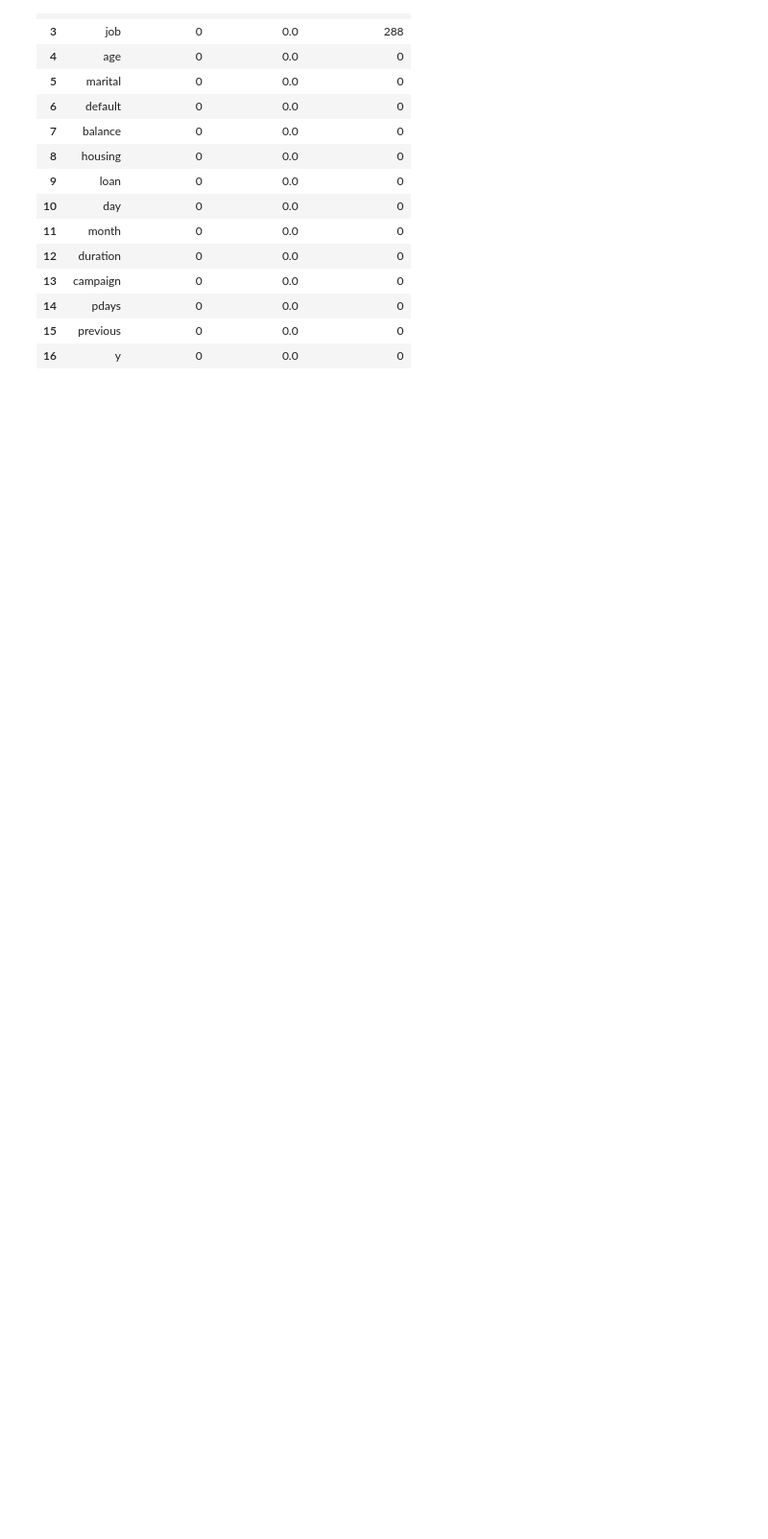
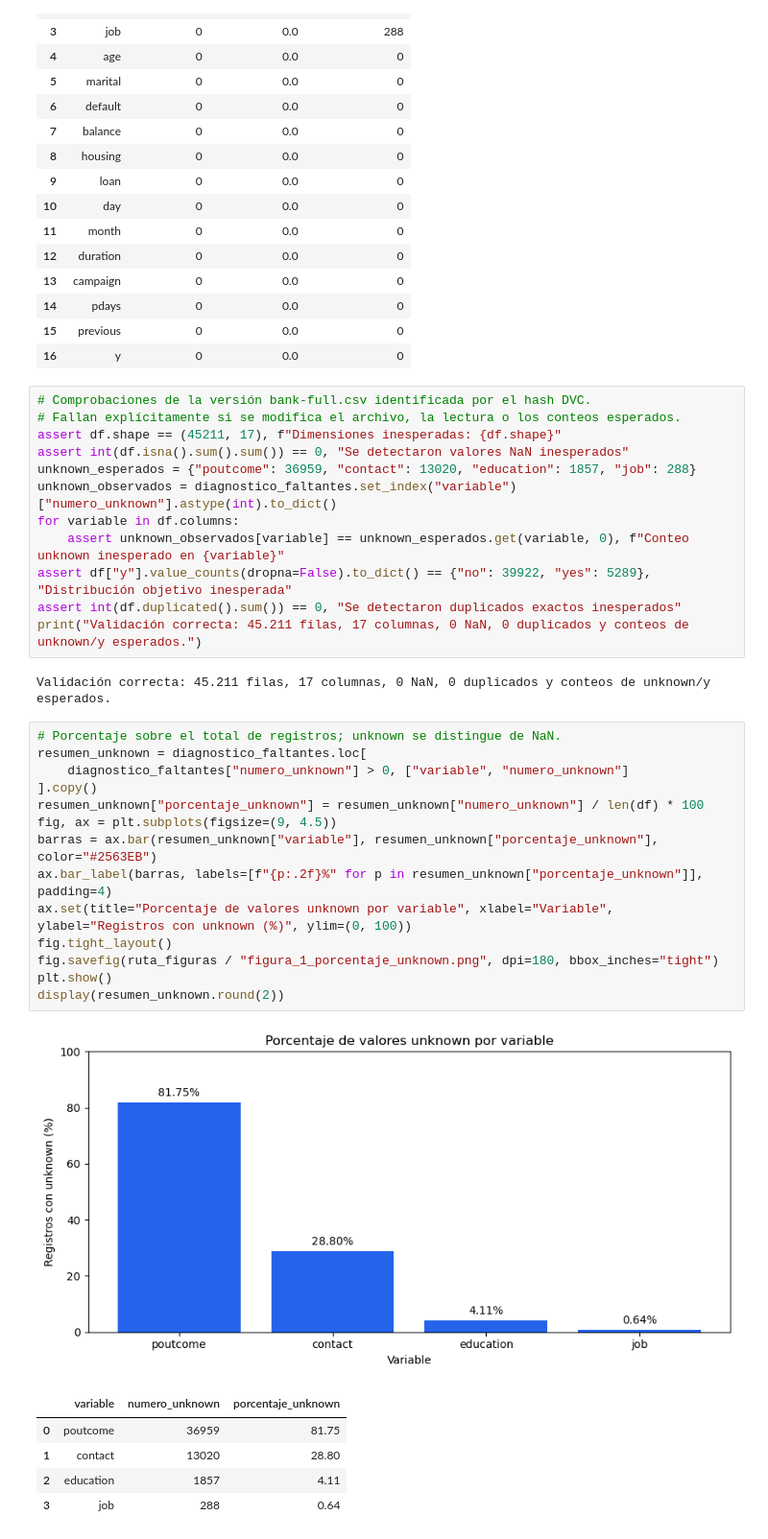
Before and after one commit to CrisSCon/priorizacion-clientes-cdt, a Jupyter notebook: notebooks/01_eda_bank_marketing.ipynb, the cells around one changed output. Shown at 96% size. Saved outputs shown, nothing was run; the diff lists cells and outputs as text; blank space fills up the shorter version.

```diff
--- a/notebooks/01_eda_bank_marketing.ipynb
+++ b/notebooks/01_eda_bank_marketing.ipynb
@@ -564,3 +893,38 @@ Número total de registros: 45,211
 | 14 | pdays | 0 | 0.0 | 0 |
 | 15 | previous | 0 | 0.0 | 0 |
 | 16 | y | 0 | 0.0 | 0 |
+# %%
+# Comprobaciones de la versión bank-full.csv identificada por el hash DVC.
+# Fallan explícitamente si se modifica el archivo, la lectura o los conteos esperados.
+assert df.shape == (45211, 17), f"Dimensiones inesperadas: {df.shape}"
+assert int(df.isna().sum().sum()) == 0, "Se detectaron valores NaN inesperados"
+unknown_esperados = {"poutcome": 36959, "contact": 13020, "education": 1857, "job": 288}
+unknown_observados = diagnostico_faltantes.set_index("variable")["numero_unknown"].astype(int).to_dict()
+for variable in df.columns:
+    assert unknown_observados[variable] == unknown_esperados.get(variable, 0), f"Conteo unknown inesperado en {variable}"
+assert df["y"].value_counts(dropna=False).to_dict() == {"no": 39922, "yes": 5289}, "Distribución objetivo inesperada"
+assert int(df.duplicated().sum()) == 0, "Se detectaron duplicados exactos inesperados"
+print("Validación correcta: 45.211 filas, 17 columnas, 0 NaN, 0 duplicados y conteos de unknown/y esperados.")
+# %% [output]
+Validación correcta: 45.211 filas, 17 columnas, 0 NaN, 0 duplicados y conteos de unknown/y esperados.
+# %%
+# Porcentaje sobre el total de registros; unknown se distingue de NaN.
+resumen_unknown = diagnostico_faltantes.loc[
+    diagnostico_faltantes["numero_unknown"] > 0, ["variable", "numero_unknown"]
+].copy()
+resumen_unknown["porcentaje_unknown"] = resumen_unknown["numero_unknown"] / len(df) * 100
+fig, ax = plt.subplots(figsize=(9, 4.5))
+barras = ax.bar(resumen_unknown["variable"], resumen_unknown["porcentaje_unknown"], color="#2563EB")
+ax.bar_label(barras, labels=[f"{p:.2f}%" for p in resumen_unknown["porcentaje_unknown"]], padding=4)
+ax.set(title="Porcentaje de valores unknown por variable", xlabel="Variable", ylabel="Registros con unknown (%)", ylim=(0, 100))
+fig.tight_layout()
+fig.savefig(ruta_figuras / "figura_1_porcentaje_unknown.png", dpi=180, bbox_inches="tight")
+plt.show()
+display(resumen_unknown.round(2))
+# %% [output]
+[figure, added]
+|  | variable | numero_unknown | porcentaje_unknown |
+| 0 | poutcome | 36959 | 81.75 |
+| 1 | contact | 13020 | 28.80 |
+| 2 | education | 1857 | 4.11 |
+| 3 | job | 288 | 0.64 |
```
Also changed, not shown: parts of 28 cells of this notebook, 12 other files.
